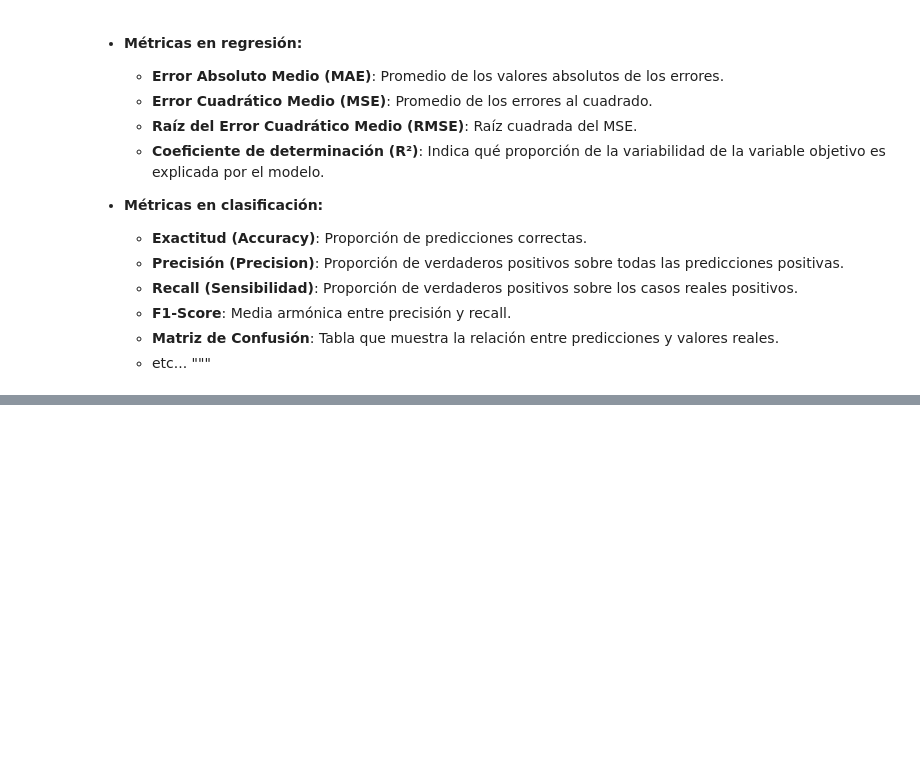
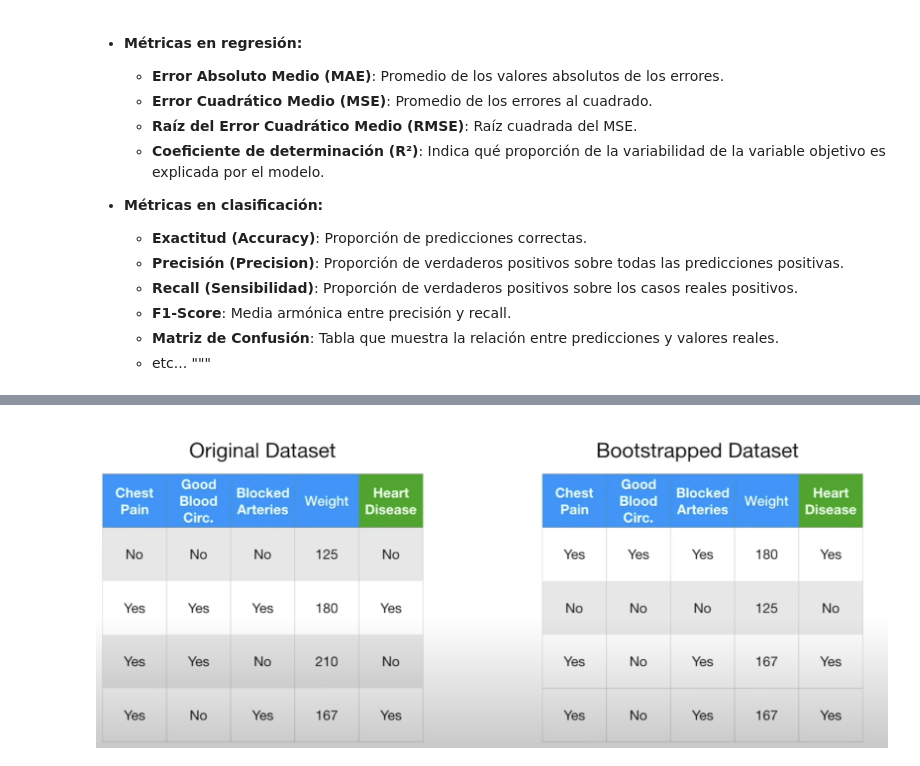
Before and after one commit to JOSE0221/python-statlearning-lab, a Jupyter notebook: week_4/random_forests.ipynb, the cells around one changed output, grey strips where cells are left out. Cells and saved outputs as stored; diff of their text form; code cells hidden in the pictures; blank space fills up the shorter version.

```diff
--- a/week_4/random_forests.ipynb
+++ b/week_4/random_forests.ipynb
@@ -528,0 +589,6 @@ left_split:
+# %%
+
+img = Image.open('./images/boostrap_dataset.png')
+img
+# %% [output]
+[figure, added]
```
Also changed, not shown: parts of 84 cells of this notebook.
